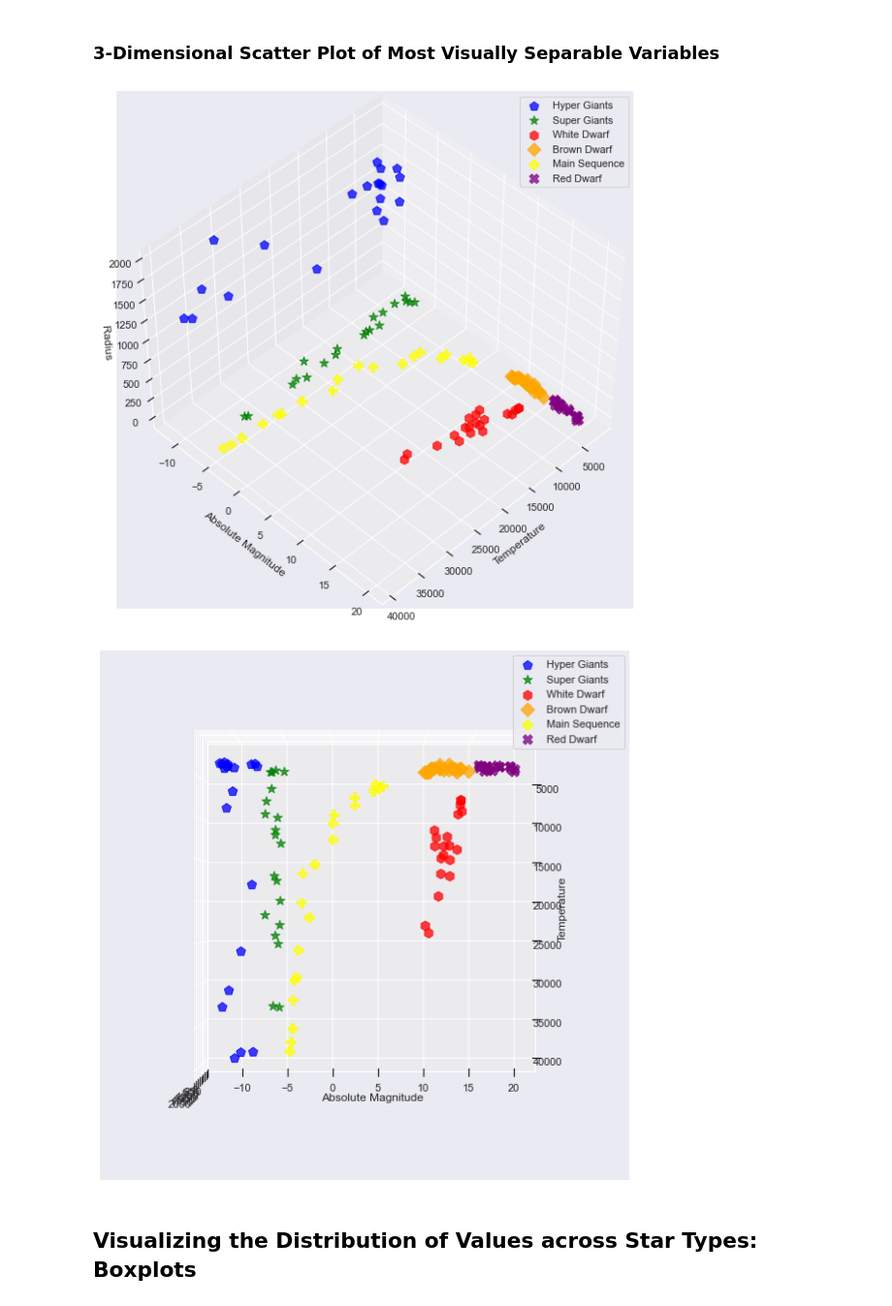
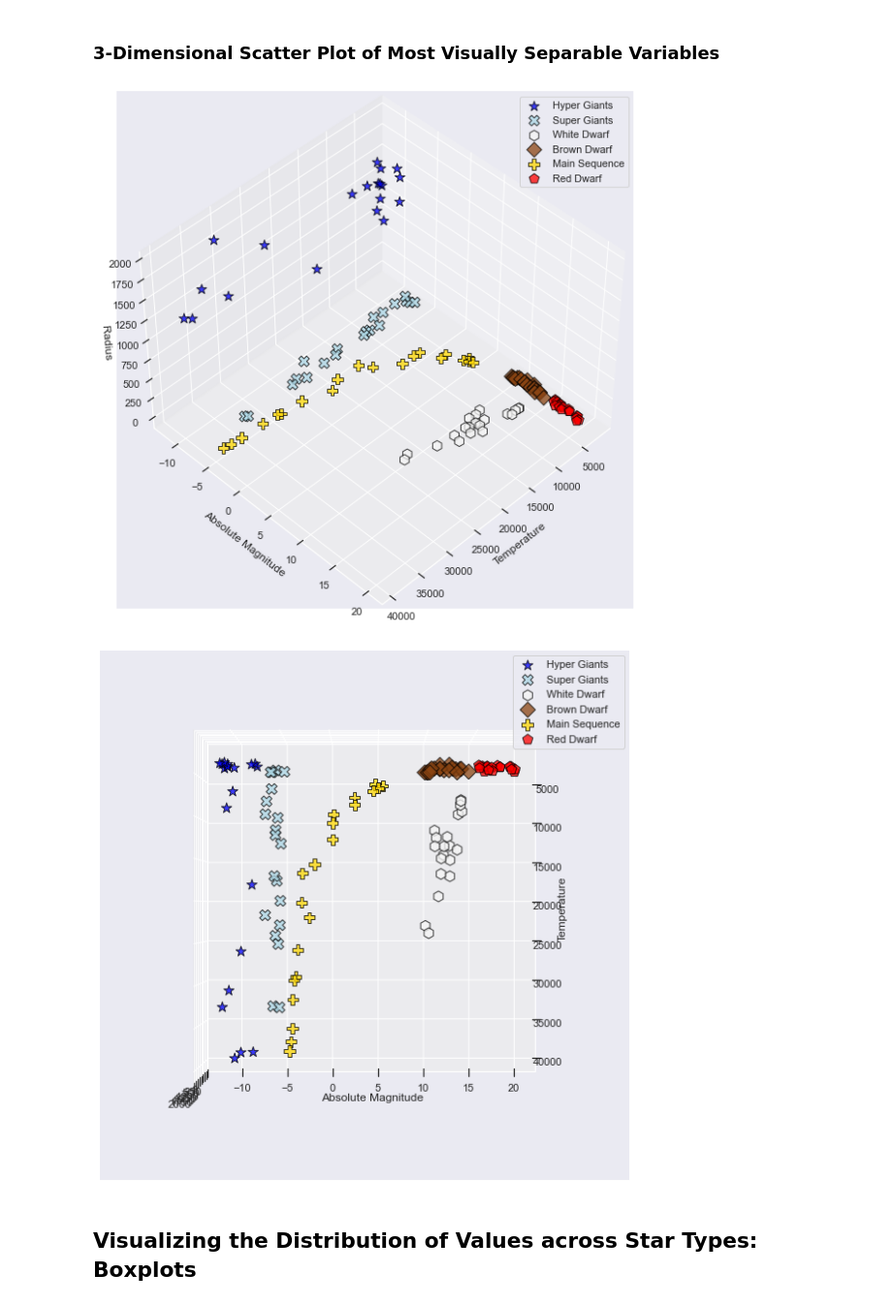
Before and after one commit to Promeos/Stellar_Classification, a Jupyter notebook: MVP.ipynb, the cells around one changed output. Shown at 97% size. Drawn from its saved outputs; the diff is of its cells as text; code cells hidden in the pictures.

```diff
--- a/MVP.ipynb
+++ b/MVP.ipynb
@@ -398,8 +409,8 @@ plt.tight_layout();
 ### 3-Dimensional Scatter Plot of Most Visually Separable Variables
 # %%
 star_names = train['star_type_name'].unique()
-markers = ['p','*','h','D','P','X']
-marker_color = ['blue', 'green', 'red', 'orange', 'yellow', 'purple']
+markers = ['*','X','h','D','P','p']
+marker_color = ['blue', 'lightblue', 'whitesmoke', 'saddlebrown', 'gold', 'red']
 # %%
 sns.set_context('notebook')
 
@@ -408,15 +419,16 @@ ax = fig.add_subplot(projection='3d')
 
 
 for star, marker, color in zip(star_names, markers, marker_color):
-    temp = train[train['star_type_name'] == star]
+    temp = train.loc[train['star_type_name'] == star]
 
     ax.scatter(xs=temp["temperature"],
                ys=temp["absolute_magnitude"],
                zs=temp["radius"],
                c=color,
-               s=100,
+               s=125,
                alpha=.75,
-               marker=marker)
+               marker=marker,
+               ec='black')
 
 ax.set_xlabel('Temperature')
 ax.set_ylabel('Absolute Magnitude')
@@ -427,35 +439,36 @@ plt.legend(star_names)
 plt.tight_layout()
 plt.show()
 # %% [output]
-[figure, old version]
+[figure, new version]
 # %%
 sns.set_context('notebook')
 
 fig = plt.figure(figsize=(8,8))
 ax = fig.add_subplot(projection='3d')
 
 
 for star, marker, color in zip(star_names, markers, marker_color):
-    temp = train[train['star_type_name'] == star]
+    temp = train.loc[train['star_type_name'] == star]
 
     ax.scatter(xs=temp["temperature"],
                ys=temp["absolute_magnitude"],
                zs=temp["radius"],
                c=color,
-               s=100,
+               s=125,
                alpha=.75,
-               marker=marker)
+               marker=marker,
+               ec='black')
 
 ax.set_xlabel('Temperature')
 ax.set_ylabel('Absolute Magnitude')
 ax.set_zlabel('')
 ax.view_init(90,0)
 
 plt.legend(star_names)
 plt.tight_layout()
 plt.show()
 # %% [output]
-[figure, old version]
+[figure, new version]
 # %% [markdown]
 ## Visualizing the Distribution of Values across Star Types: Boxplots
 # %%
```
Also changed, not shown: parts of 6 cells of this notebook.
